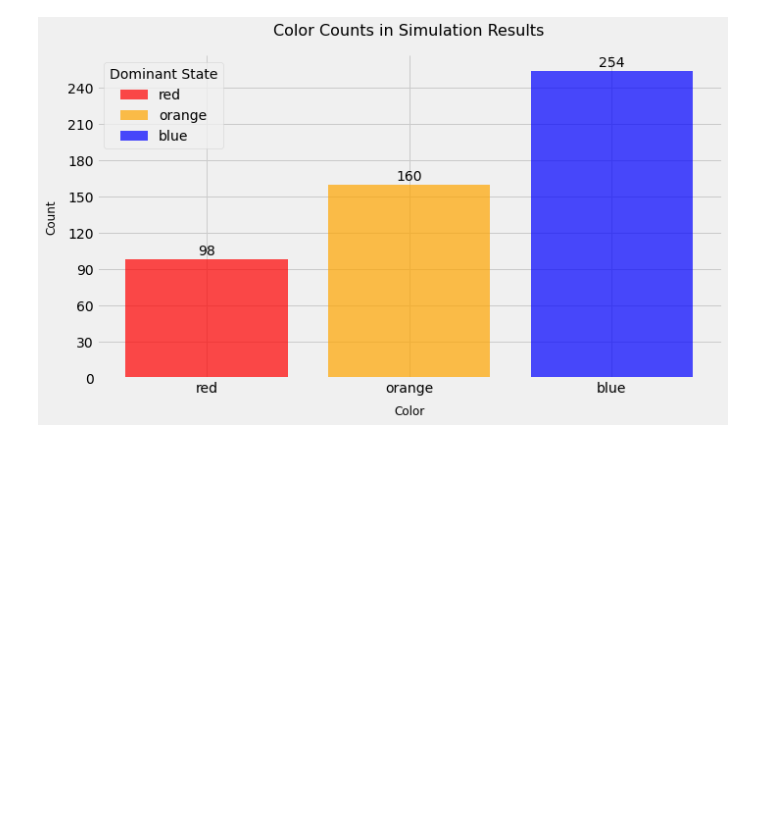
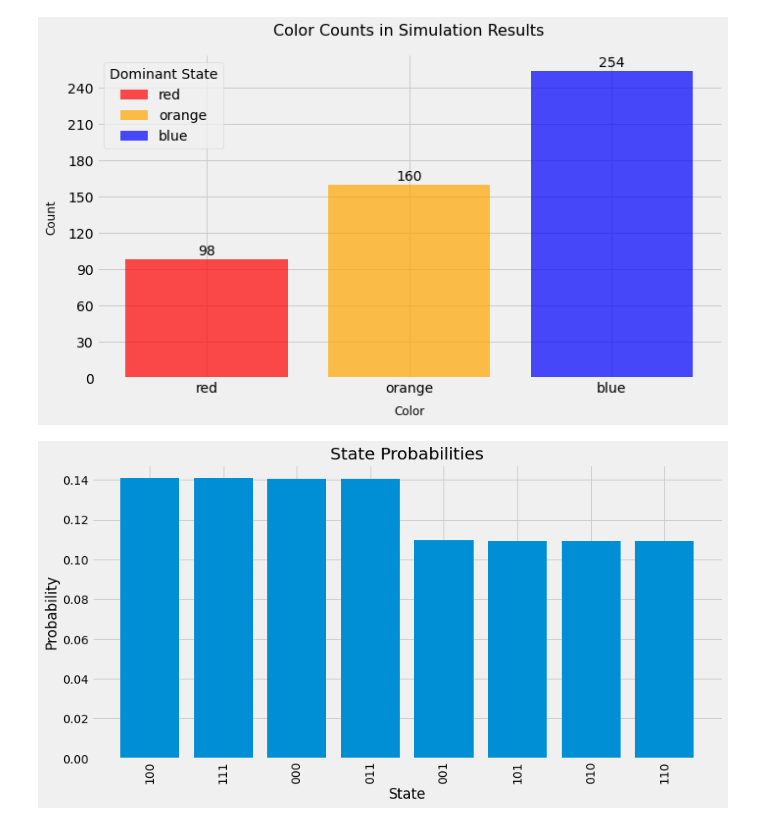
Before and after one commit to hoang-nguyen13/Patent-Pending, a Jupyter notebook: quantum_system.ipynb, the cells around one changed output. Saved outputs shown, nothing was run; the diff lists cells and outputs as text; code cells hidden in the pictures; blank space fills up the shorter version.

```diff
--- a/quantum_system.ipynb
+++ b/quantum_system.ipynb
@@ -294,3 +294,34 @@ plt.tight_layout()
 plt.show()
 # %% [output]
 [figure]
+# %%
+from collections import defaultdict
+import matplotlib.pyplot as plt
+
+# Initialize a dictionary to store the aggregated counts
+aggregated_counts = defaultdict(int)
+
+# Aggregate the counts from all results
+for _, _, _, result in results:
+    for state, count in result.items():
+        aggregated_counts[state] += count
+
+# Calculate the total number of measurements
+total_measurements = sum(aggregated_counts.values())
+
+# Calculate the probabilities
+probabilities = {state: count / total_measurements for state, count in aggregated_counts.items()}
+
+# Sort the states by probability
+sorted_probabilities = dict(sorted(probabilities.items(), key=lambda item: item[1], reverse=True))
+
+# Plot the probabilities
+plt.figure(figsize=(12, 6))
+plt.bar(sorted_probabilities.keys(), sorted_probabilities.values())
+plt.xlabel('State')
+plt.ylabel('Probability')
+plt.title('State Probabilities')
+plt.xticks(rotation=90)
+plt.show()
+# %% [output]
+[figure, added]
```
Also changed, not shown: parts of 6 cells of this notebook, 4 other files.
